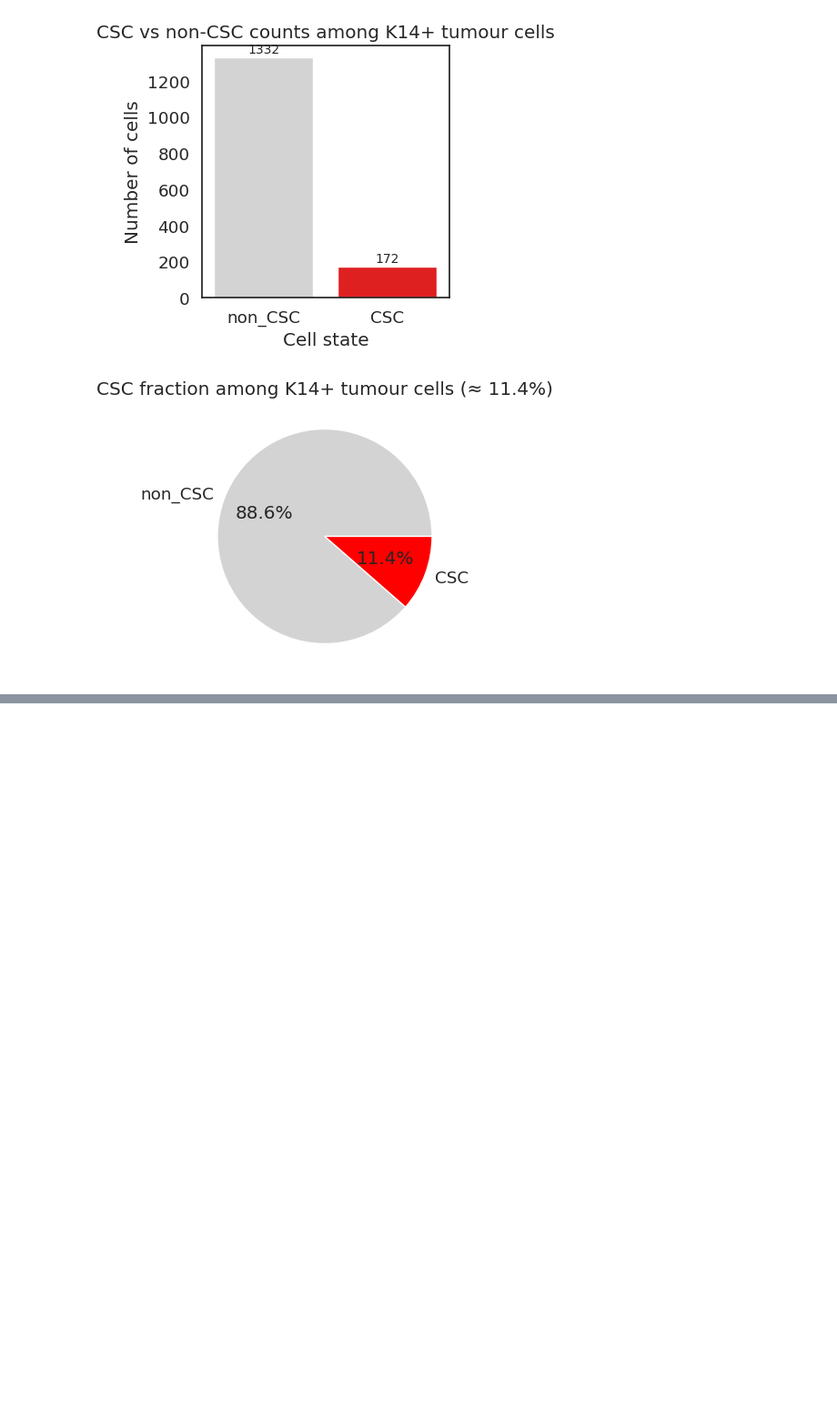
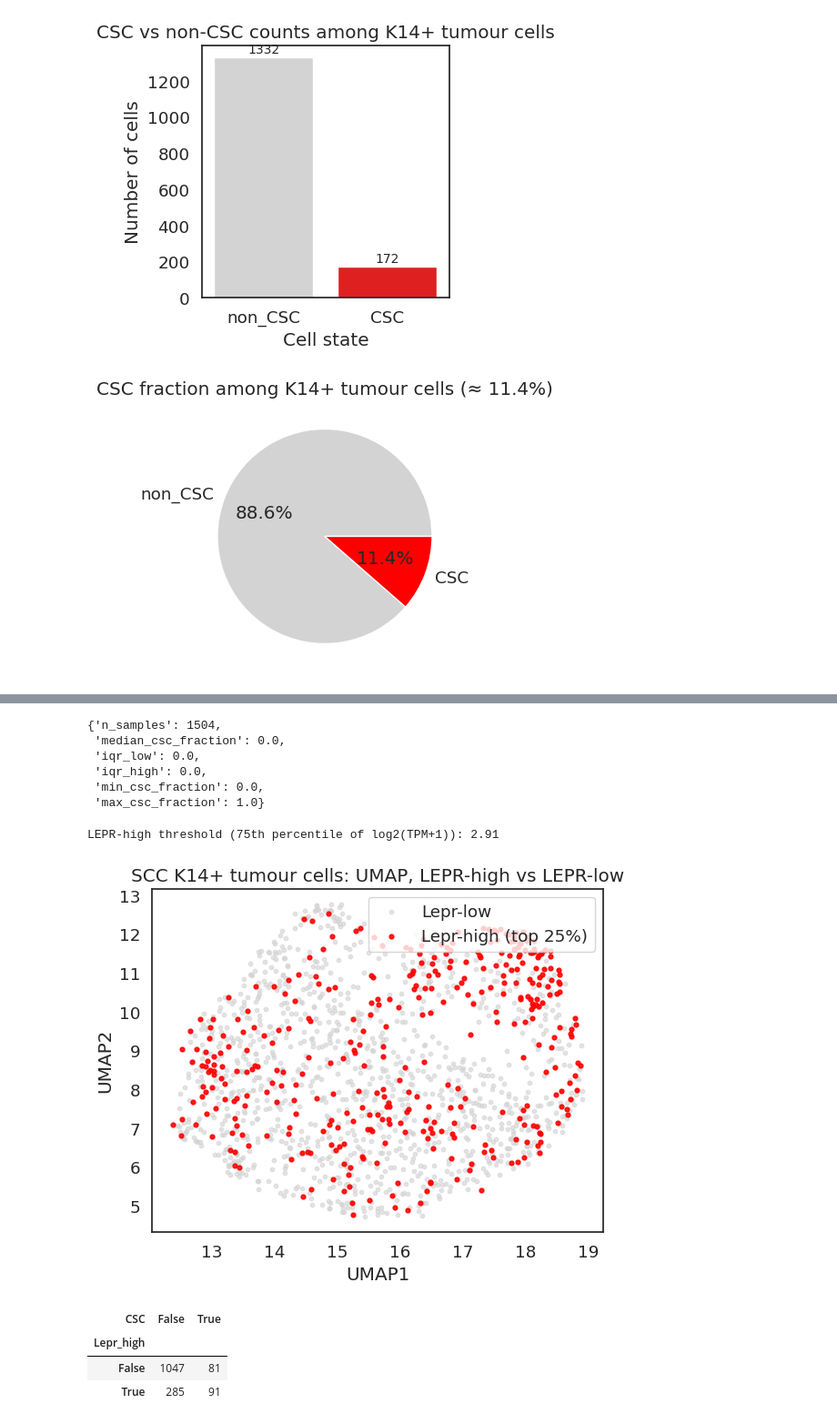
Before and after one commit to SecondBook5/ras_csc_feedback_switch, a Jupyter notebook: notebooks/scRNA_SCC_RasCSC_state_summary.ipynb, the cells around one changed output, grey strips where cells are left out. Shown at 91% size. Drawn from its saved outputs; the diff is of its cells as text; code cells hidden in the pictures; blank space fills up the shorter version.

```diff
--- a/notebooks/scRNA_SCC_RasCSC_state_summary.ipynb
+++ b/notebooks/scRNA_SCC_RasCSC_state_summary.ipynb
@@ -1364,0 +1523,80 @@ No module scores defined yet. Fill in module gene lists first.
+# %%
+# Summary across samples: median CSC fraction etc.
+summary_across_samples = {
+    "n_samples": int(mouse_stats.shape[0]),
+    "median_csc_fraction": float(mouse_stats["csc_fraction"].median()),
+    "iqr_low": float(mouse_stats["csc_fraction"].quantile(0.25)),
+    "iqr_high": float(mouse_stats["csc_fraction"].quantile(0.75)),
+    "min_csc_fraction": float(mouse_stats["csc_fraction"].min()),
+    "max_csc_fraction": float(mouse_stats["csc_fraction"].max()),
+}
+summary_across_samples
+# %% [output]
+{'n_samples': 1504,
+ 'median_csc_fraction': 0.0,
+ 'iqr_low': 0.0,
+ 'iqr_high': 0.0,
+ 'min_csc_fraction': 0.0,
+ 'max_csc_fraction': 1.0}
+# %%
+# -------------------------------------------------------------------
+# LEPR-high vs LEPR-low on UMAP
+# -------------------------------------------------------------------
+
+# Compute a simple LEPR-high threshold: e.g., 75th percentile
+lepr_vals = metadata_k14["Lepr_expr"]
+lepr_thresh = float(lepr_vals.quantile(0.75))
+
+print(
+    f"LEPR-high threshold (75th percentile of log2(TPM+1)): {lepr_thresh:.2f}")
+
+# Define boolean LEPR-high flag
+metadata_k14["is_Lepr_high"] = metadata_k14["Lepr_expr"] >= lepr_thresh
+
+# Scatter plot: LEPR-high vs LEPR-low on UMAP
+plt.figure(figsize=(6, 5))
+
+# Plot LEPR-low cells in grey
+low_mask = ~metadata_k14["is_Lepr_high"]
+plt.scatter(
+    metadata_k14.loc[low_mask, "UMAP1"],
+    metadata_k14.loc[low_mask, "UMAP2"],
+    s=10,
+    c="lightgrey",
+    alpha=0.6,
+    label="Lepr-low"
+)
+
+# Plot LEPR-high cells in red
+high_mask = metadata_k14["is_Lepr_high"]
+plt.scatter(
+    metadata_k14.loc[high_mask, "UMAP1"],
+    metadata_k14.loc[high_mask, "UMAP2"],
+    s=12,
+    c="red",
+    alpha=0.9,
+    label="Lepr-high (top 25%)"
+)
+
+plt.xlabel("UMAP1")
+plt.ylabel("UMAP2")
+plt.title("SCC K14+ tumour cells: UMAP, LEPR-high vs LEPR-low")
+plt.legend()
+plt.tight_layout()
+plt.show()
+
+# Compare overlap between LEPR-high and CSC label
+overlap_table = pd.crosstab(
+    metadata_k14["is_Lepr_high"],
+    metadata_k14["is_CSC"],
+    rownames=["Lepr_high"],
+    colnames=["CSC"]
+)
+overlap_table
+# %% [output]
+LEPR-high threshold (75th percentile of log2(TPM+1)): 2.91
+[figure, added]
+| CSC | False | True |
+| Lepr_high |  |  |
+| False | 1047 | 81 |
+| True | 285 | 91 |
```
Also changed, not shown: parts of 3 cells of this notebook, 1 other file.
